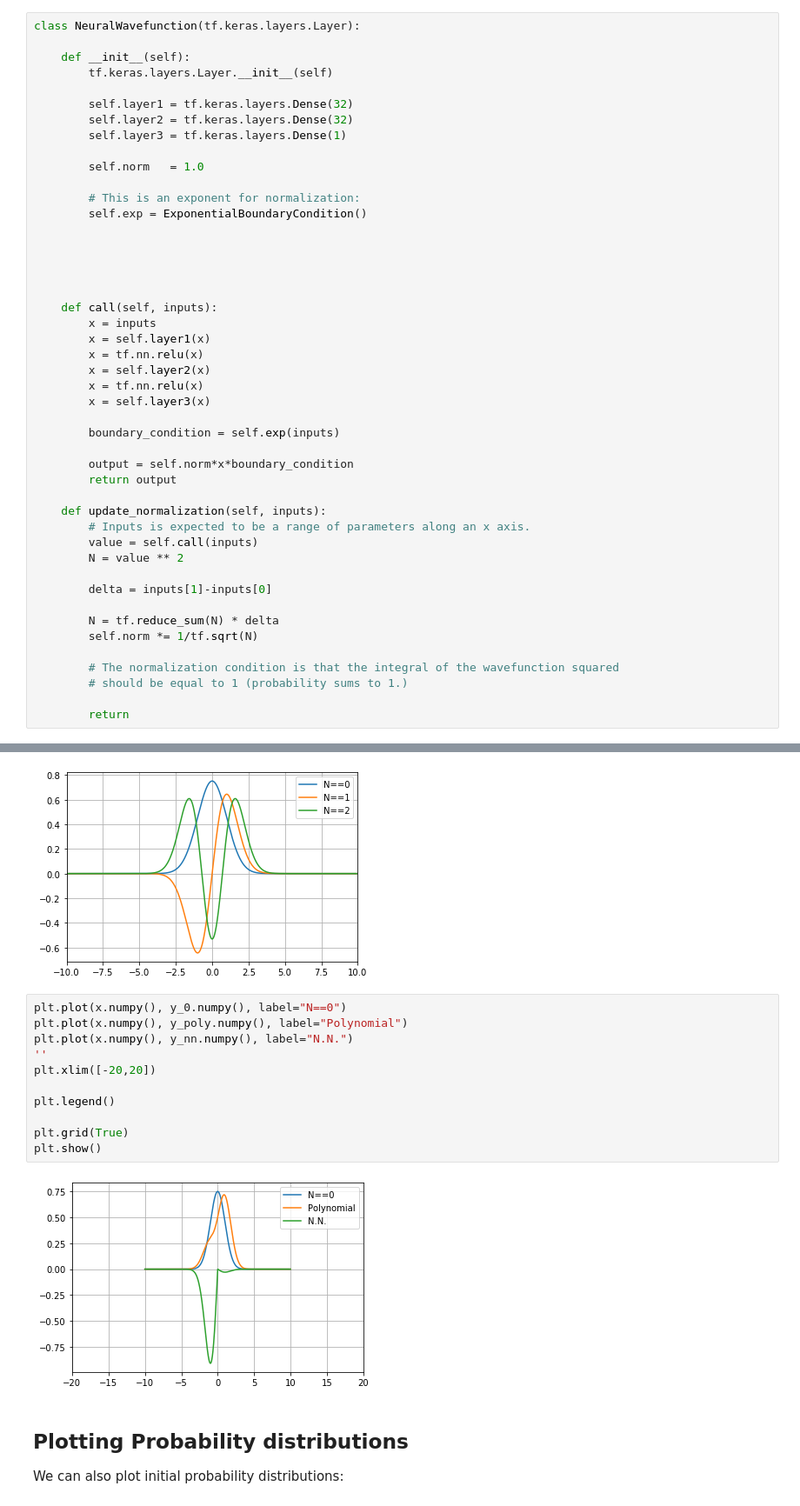
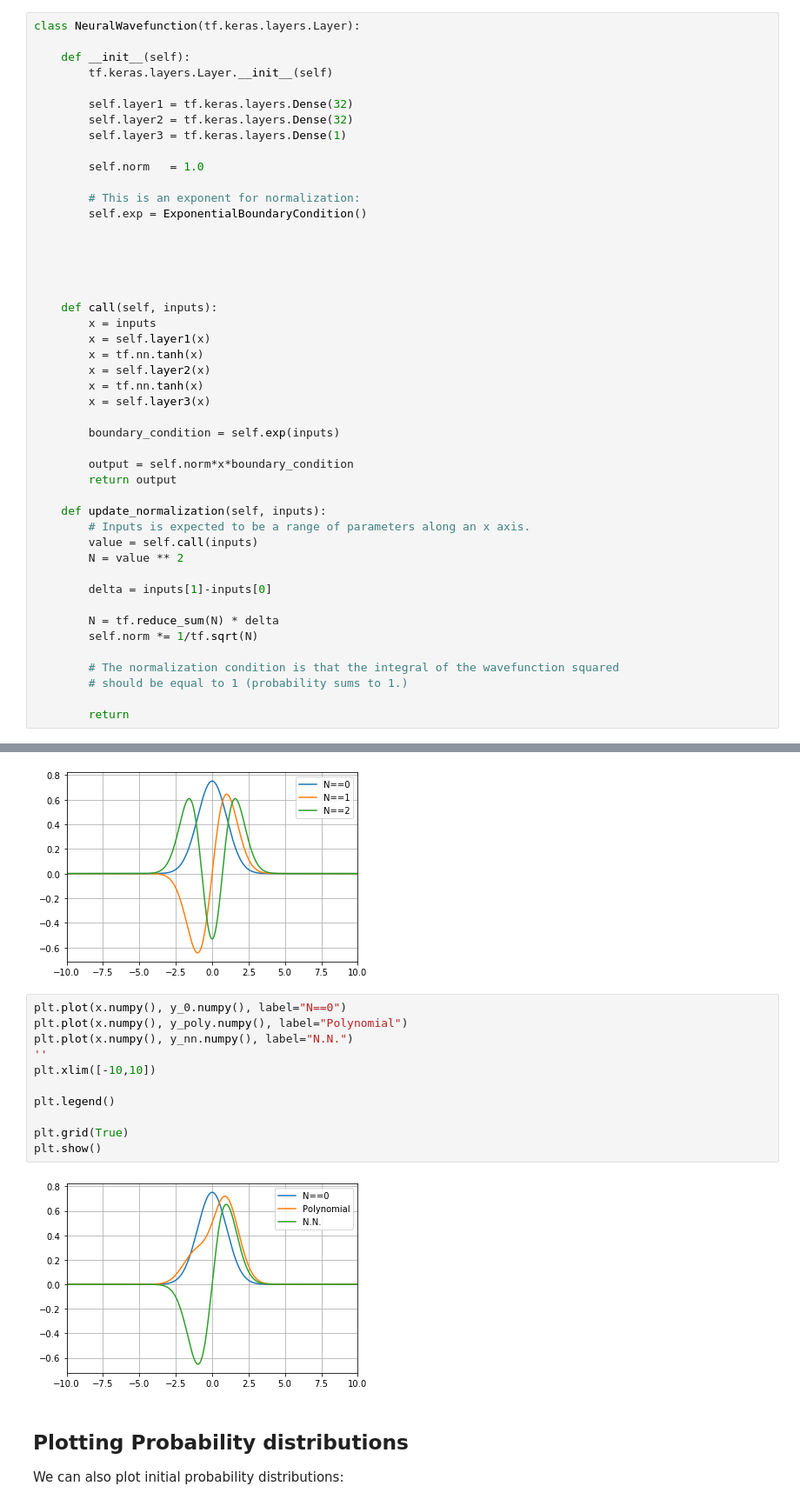
Before and after one commit to Nuclear-Physics-with-Machine-Learning/MLQM, a Jupyter notebook: Harmonic Oscillator TF.ipynb, the cells around one changed output, grey strips where cells are left out. Shown at 87% size. Drawn from its saved outputs; the diff is of its cells as text.

```diff
--- a/Harmonic Oscillator TF.ipynb
+++ b/Harmonic Oscillator TF.ipynb
@@ -195,9 +200,9 @@ class NeuralWavefunction(tf.keras.layers.Layer):
     def call(self, inputs):
         x = inputs
         x = self.layer1(x)
-        x = tf.nn.relu(x)
+        x = tf.nn.tanh(x)
         x = self.layer2(x)
-        x = tf.nn.relu(x)
+        x = tf.nn.tanh(x)
         x = self.layer3(x)
 
         boundary_condition = self.exp(inputs)
@@ -308,16 +313,16 @@ plt.show()
 # %%
 plt.plot(x.numpy(), y_0.numpy(), label="N==0")
 plt.plot(x.numpy(), y_poly.numpy(), label="Polynomial")
 plt.plot(x.numpy(), y_nn.numpy(), label="N.N.")
 ''
-plt.xlim([-20,20])
+plt.xlim([-10,10])
 
 plt.legend()
 
 plt.grid(True)
 plt.show()
 # %% [output]
-[figure, old version]
+[figure, new version]
 # %% [markdown]
 ## Plotting Probability distributions
 
```
Also changed, not shown: parts of 37 cells of this notebook.
